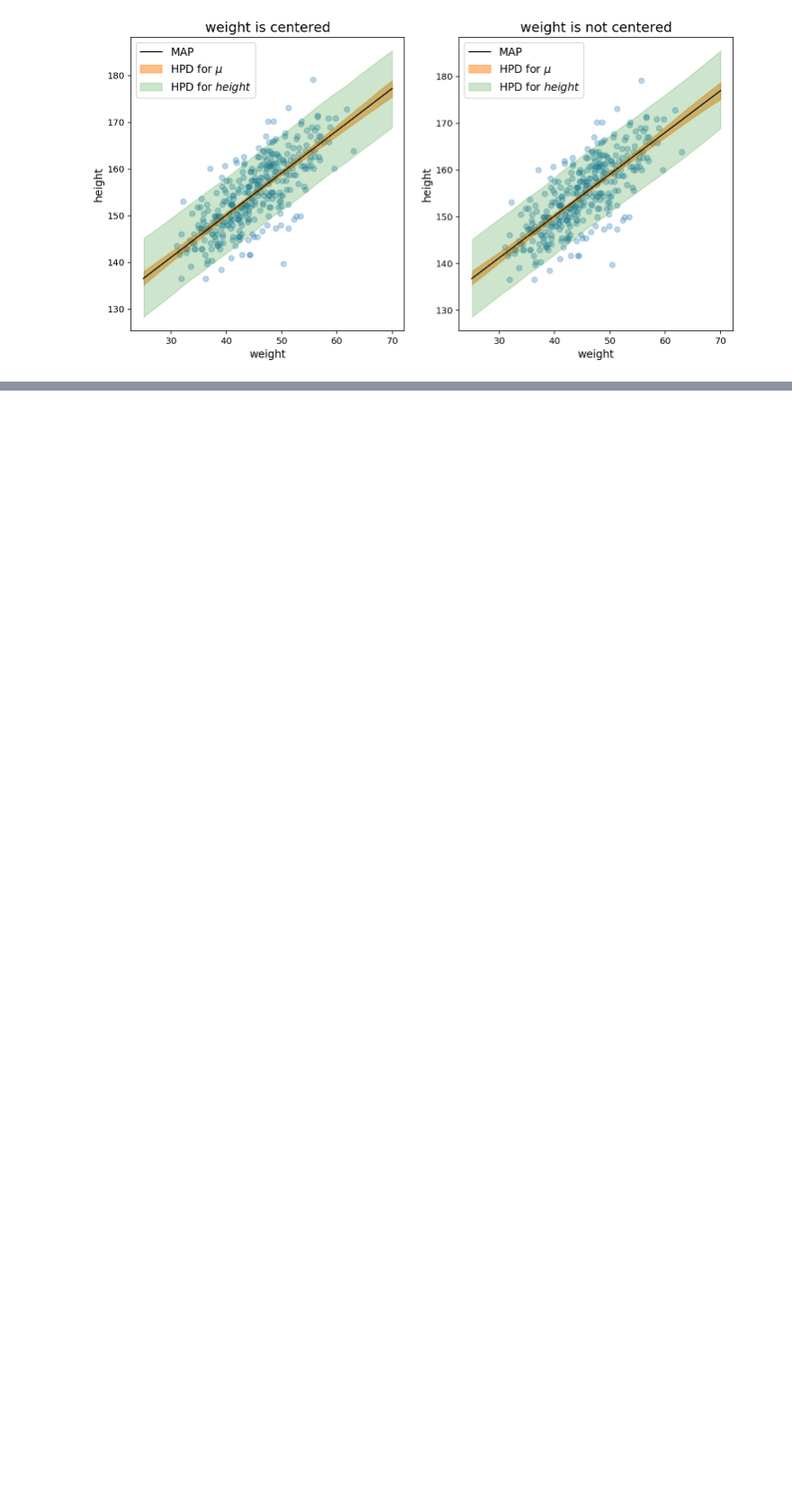
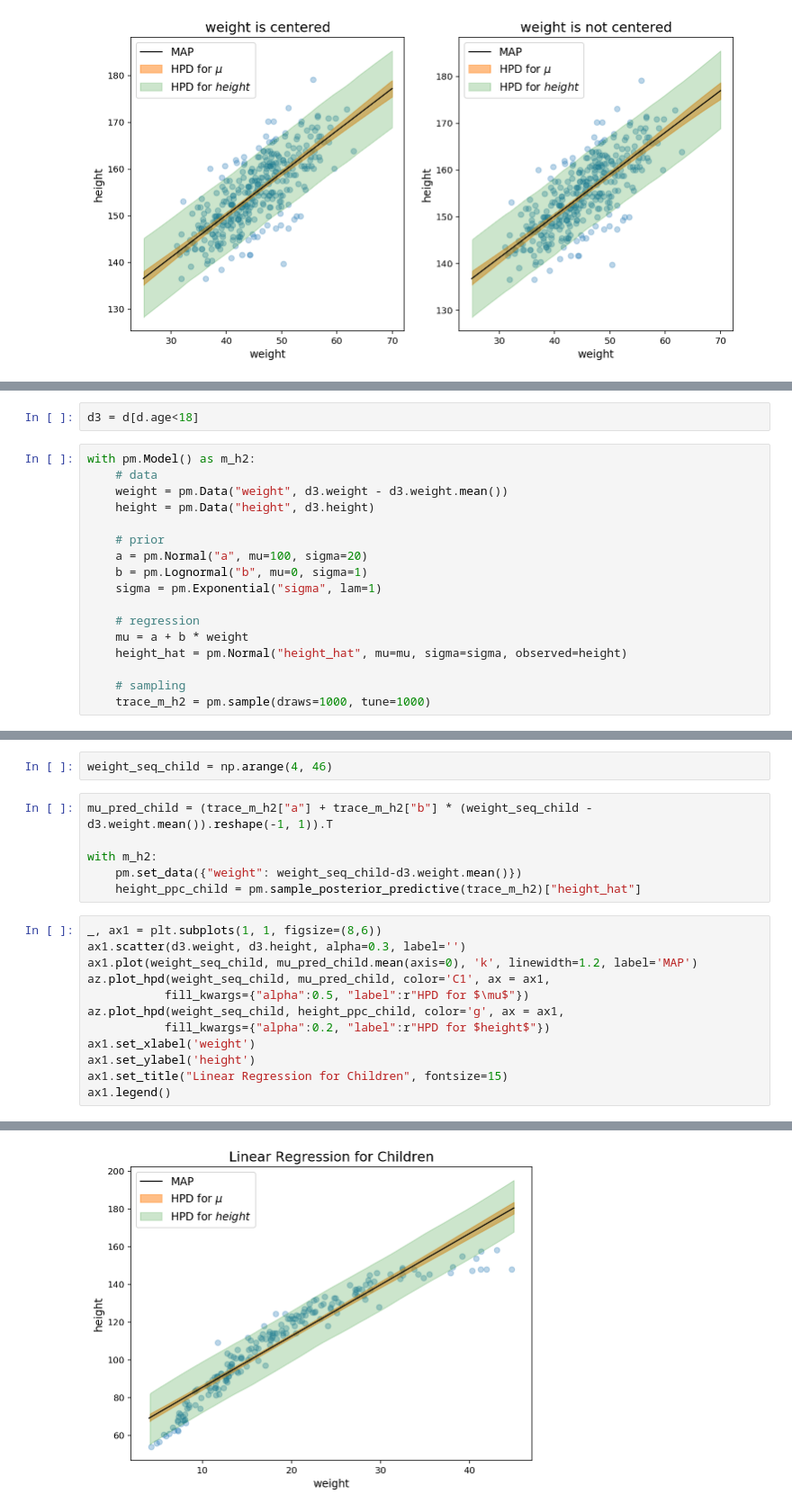
Before and after one commit to gie-de-moo/Learning_Statistical_Rethinking_2nd_edition, a Jupyter notebook: book_exercises/ch04_exericise.ipynb, the cells around one changed output, grey strips where cells are left out. Shown at 90% size. Drawn from its saved outputs; the diff is of its cells as text; blank space fills up the shorter version.

```diff
--- a/book_exercises/ch04_exericise.ipynb
+++ b/book_exercises/ch04_exericise.ipynb
@@ -169,0 +176,19 @@ pass
+# %%
+d3 = d[d.age<18]
+# %%
+with pm.Model() as m_h2:
+    # data
+    weight = pm.Data("weight", d3.weight - d3.weight.mean())
+    height = pm.Data("height", d3.height)
+
+    # prior
+    a = pm.Normal("a", mu=100, sigma=20)
+    b = pm.Lognormal("b", mu=0, sigma=1)
+    sigma = pm.Exponential("sigma", lam=1)
+
+    # regression
+    mu = a + b * weight
+    height_hat = pm.Normal("height_hat", mu=mu, sigma=sigma, observed=height)
+
+    # sampling
+    trace_m_h2 = pm.sample(draws=1000, tune=1000)
@@ -169,0 +225,21 @@ pass
+# %%
+weight_seq_child = np.arange(4, 46)
+# %%
+mu_pred_child = (trace_m_h2["a"] + trace_m_h2["b"] * (weight_seq_child - d3.weight.mean()).reshape(-1, 1)).T
+
+with m_h2:
+    pm.set_data({"weight": weight_seq_child-d3.weight.mean()})
+    height_ppc_child = pm.sample_posterior_predictive(trace_m_h2)["height_hat"]
+# %%
+_, ax1 = plt.subplots(1, 1, figsize=(8,6))
+ax1.scatter(d3.weight, d3.height, alpha=0.3, label='')
+ax1.plot(weight_seq_child, mu_pred_child.mean(axis=0), 'k', linewidth=1.2, label='MAP')
+az.plot_hpd(weight_seq_child, mu_pred_child, color='C1', ax = ax1,
+           fill_kwargs={"alpha":0.5, "label":r"HPD for $\mu$"})
+az.plot_hpd(weight_seq_child, height_ppc_child, color='g', ax = ax1,
+           fill_kwargs={"alpha":0.2, "label":r"HPD for $height$"})
+ax1.set_xlabel('weight')
+ax1.set_ylabel('height')
+ax1.set_title("Linear Regression for Children", fontsize=15)
+ax1.legend()
+# %% [output]
@@ -169,0 +247 @@ pass
+[figure, added]
```
Also changed, not shown: parts of 11 cells of this notebook.
